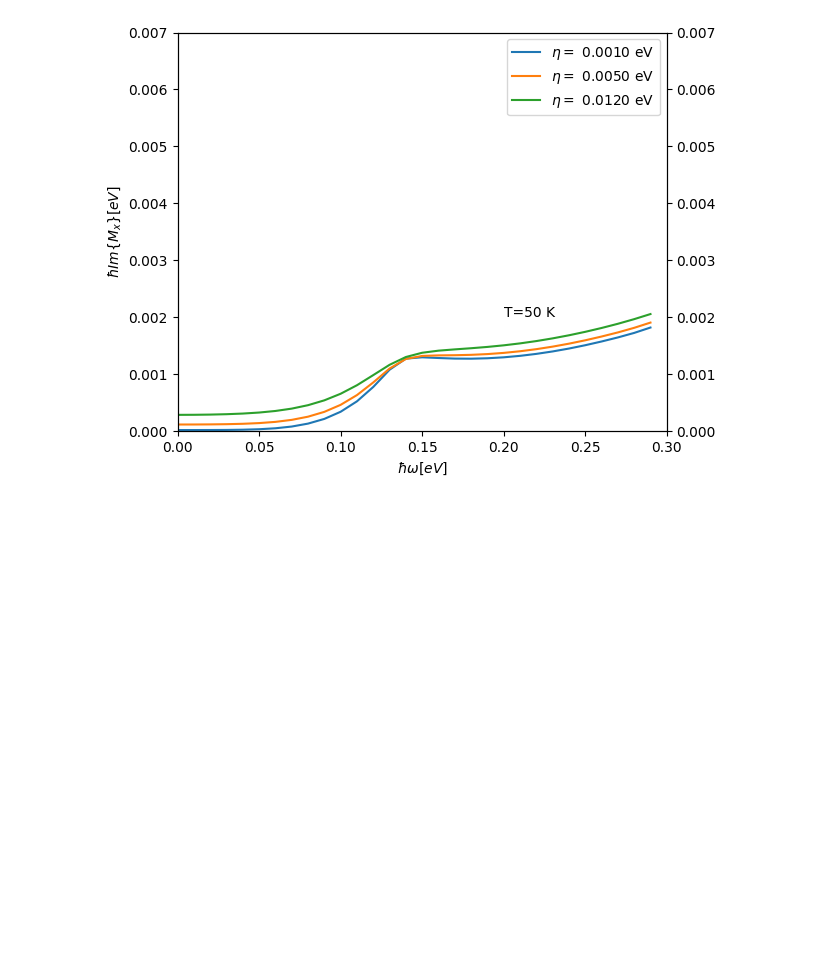
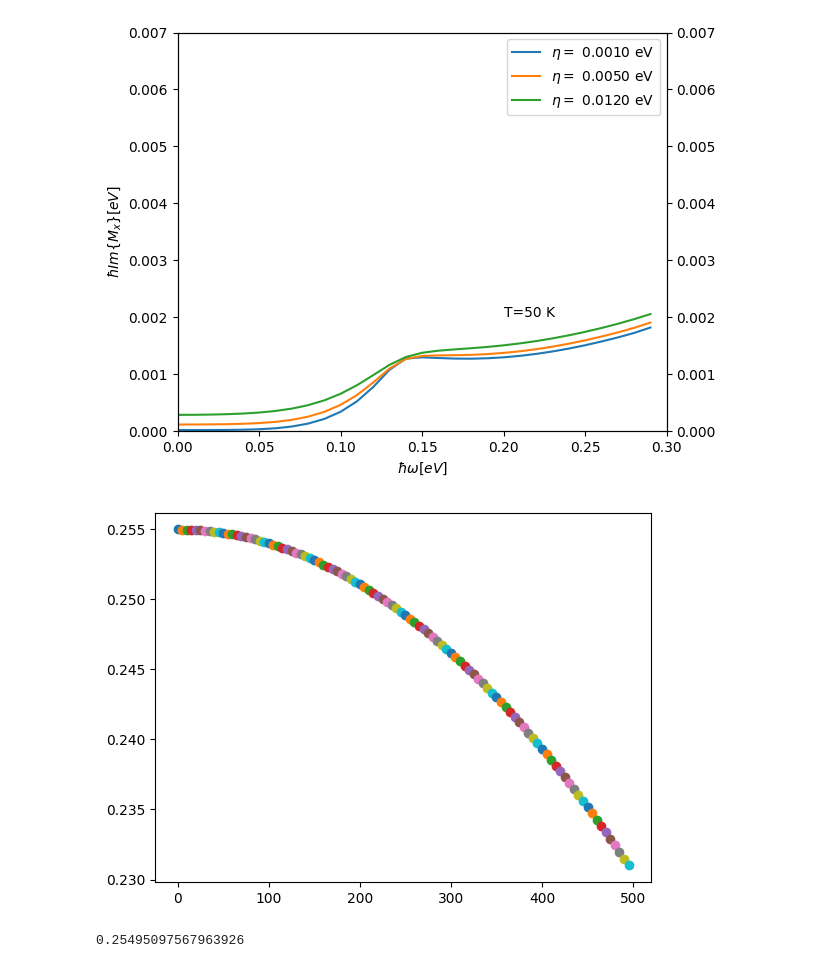
Before and after one commit to ppapac/24112024_memfn, a Jupyter notebook: MemoryDirac3D.ipynb, the cells around one changed output. Cells and saved outputs as stored; diff of their text form; code cells hidden in the pictures; blank space fills up the shorter version.

```diff
--- a/MemoryDirac3D.ipynb
+++ b/MemoryDirac3D.ipynb
@@ -278,3 +263,12 @@ fig.tight_layout()
 0.005
 0.012
 [figure]
+# %%
+for t in range(0,500,5):
+    plt.scatter(t, chemical_potential(t))
+# %% [output]
+[figure, added]
+# %%
+print(Ef)
+# %% [output]
+0.25495097567963926
```
Also changed, not shown: parts of 1 cell of this notebook, 3 other files.
